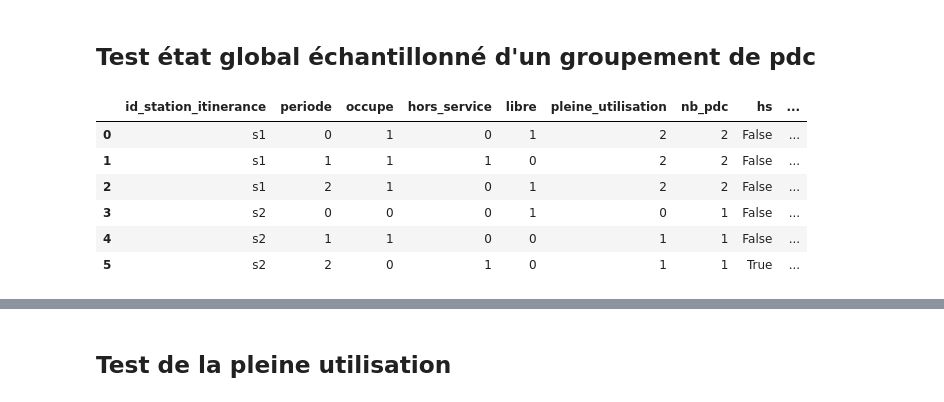
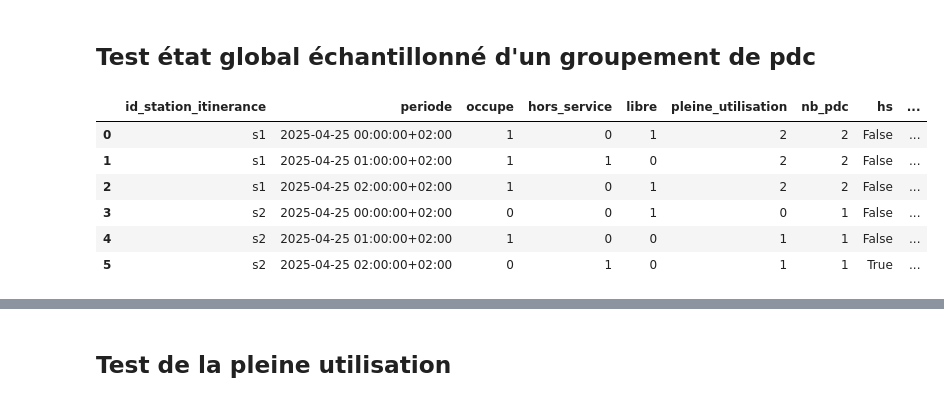
Before and after one commit to loco-labs/qualicharge-rtet, a Jupyter notebook: saturation/source/tests_saturation.ipynb, the cells around one changed output, grey strips where cells are left out. Drawn from its saved outputs; the diff is of its cells as text; code cells hidden in the pictures.

```diff
--- a/saturation/source/tests_saturation.ipynb
+++ b/saturation/source/tests_saturation.ipynb
@@ -170,16 +170,17 @@ merged
 ## Test état global échantillonné d'un groupement de pdc
 # %%
 test = pd.DataFrame({'id_pdc_itinerance': ['p1', 'p1', 'p1', 'p2', 'p2', 'p2', 'p3', 'p3', 'p3'],
-                     'periode' : [0, 1, 2, 0, 1, 2, 0, 1, 2],
+                     'periode' : [timestamp + pd.Timedelta(hours=val) for val in [0, 1, 2, 0, 1, 2, 0, 1, 2]],
                      'state' : ['occupe', 'hors_service', 'occupe', 'libre', 'occupe', 'libre', 'libre', 'occupe', 'hors_service']})
 stations = pd.DataFrame({'id_pdc_itinerance': ['p1', 'p2', 'p3'],
                          'id_station_itinerance': ['s1', 's1', 's2']})
-to_sampled_state_grp(test, stations, 'id_station_itinerance', 0.1, 0.2, add_full_use=True)
+res = to_sampled_state_grp(test, stations, 'id_station_itinerance', 0.1, 0.2, add_full_use=True)
+res
 # %% [output]
 |  | id_station_itinerance | periode | occupe | hors_service | libre | pleine_utilisation | nb_pdc | hs | ... |
-| 0 | s1 | 0 | 1 | 0 | 1 | 2 | 2 | False | ... |
-| 1 | s1 | 1 | 1 | 1 | 0 | 2 | 2 | False | ... |
-| 2 | s1 | 2 | 1 | 0 | 1 | 2 | 2 | False | ... |
-| 3 | s2 | 0 | 0 | 0 | 1 | 0 | 1 | False | ... |
-| 4 | s2 | 1 | 1 | 0 | 0 | 1 | 1 | False | ... |
-| 5 | s2 | 2 | 0 | 1 | 0 | 1 | 1 | True | ... |
+| 0 | s1 | 2025-04-25 00:00:00+02:00 | 1 | 0 | 1 | 2 | 2 | False | ... |
+| 1 | s1 | 2025-04-25 01:00:00+02:00 | 1 | 1 | 0 | 2 | 2 | False | ... |
+| 2 | s1 | 2025-04-25 02:00:00+02:00 | 1 | 0 | 1 | 2 | 2 | False | ... |
+| 3 | s2 | 2025-04-25 00:00:00+02:00 | 0 | 0 | 1 | 0 | 1 | False | ... |
+| 4 | s2 | 2025-04-25 01:00:00+02:00 | 1 | 0 | 0 | 1 | 1 | False | ... |
+| 5 | s2 | 2025-04-25 02:00:00+02:00 | 0 | 1 | 0 | 1 | 1 | True | ... |
```
Also changed, not shown: parts of 10 cells of this notebook, 1 other file.
